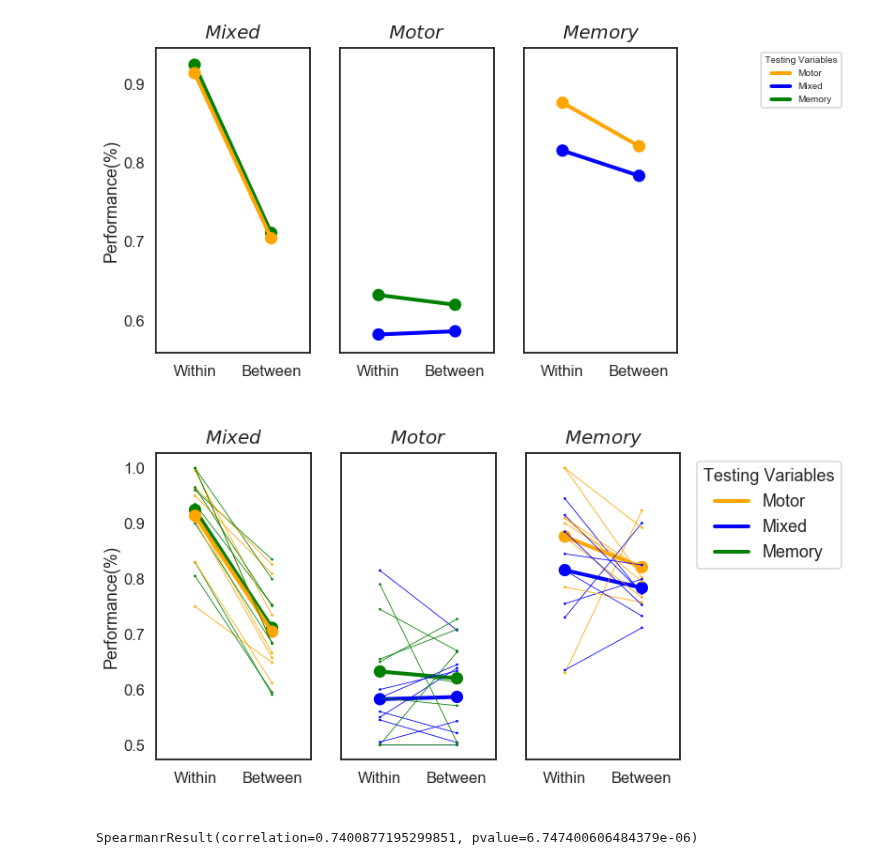
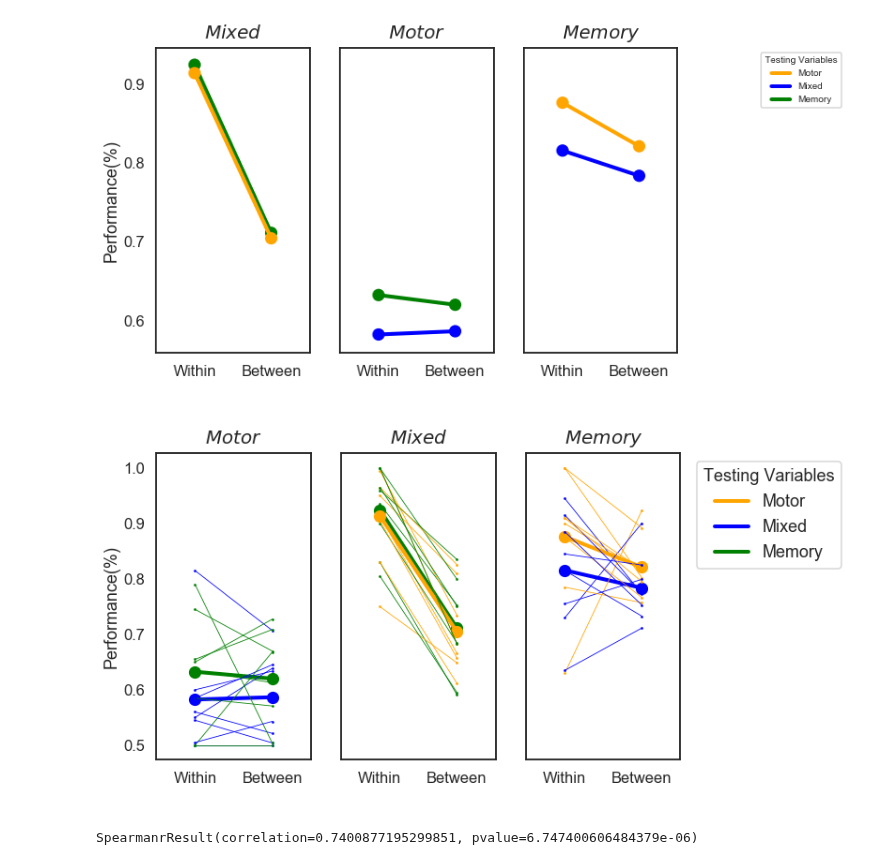
Before and after one commit to GrattonLab/MSC_Alexis, a Jupyter notebook: analysis/code/mL_rsfMRI/Figures.ipynb, the cells around one changed output. Saved outputs shown, nothing was run; the diff lists cells and outputs as text; code cells hidden in the pictures.

Commit message:
new analysis

```diff
--- a/analysis/code/mL_rsfMRI/Figures.ipynb
+++ b/analysis/code/mL_rsfMRI/Figures.ipynb
@@ -435,51 +435,53 @@ custom_lines = [Line2D([0], [0], color='orange', lw=4),
                 Line2D([0], [0], color='blue', lw=4),
                 Line2D([0], [0], color='green', lw=4)]
 #Create figure space
 fig=plt.figure(figsize=(10,6), constrained_layout=True)
 plt.rcParams['figure.constrained_layout.use'] = True
 #Add grid space for subplots 1 rows by 3 columns
 gs = gridspec.GridSpec(nrows=1, ncols=3)
-#Mixed
+#Motor
 ax1=fig.add_subplot(gs[0,0])
-ax=sns.pointplot(x="analysis",y="Mean", hue="test_task",palette=['green','orange'], ci=None, data=diff_mixed, ax=ax1)
+ax=sns.pointplot(x="analysis",y="Mean", hue="test_task", ci=None, palette=['green','blue'], data=diff_motor, ax=ax1)
 ax.legend_.remove()
-#add thin lines
-g=sns.pointplot(x="Analysis",y="acc", hue="sub",order=['Within','Between'], ci=None,scale=.2, data=DT_mixed_mem, palette=['green'],ax=ax1)
+g=sns.pointplot(x="Analysis",y="acc", hue="sub",order=['Within','Between'], ci=None,scale=.2, data=DT_motor_mix, palette=['blue'],ax=ax1)
 g.legend_.remove()
-g2=sns.pointplot(x="Analysis",y="acc", hue="sub",order=['Within','Between'], ci=None,scale=.2, data=DT_mixed_mot, palette=['orange'],ax=ax1)
+g2=sns.pointplot(x="Analysis",y="acc", hue="sub",order=['Within','Between'], ci=None,scale=.2, data=DT_motor_mem, palette=['green'],ax=ax1)
 g2.legend_.remove()
 y=[.5,.6,.7,.8,.9,1.0]
 plt.yticks(y)
+ax.set_title('$Motor$', fontsize=20, pad=10)
+ax.set(xlabel=' ')
 plt.ylabel("Performance(%)")
+
+
+#Mixed
+ax2=fig.add_subplot(gs[0,1],sharey=ax1)
+plt.setp(ax2.get_yticklabels(), visible=False)
+ax=sns.pointplot(x="analysis",y="Mean", hue="test_task",palette=['green','orange'], ci=None, data=diff_mixed, ax=ax2)
+ax.legend_.remove()
+#add thin lines
+g=sns.pointplot(x="Analysis",y="acc", hue="sub",order=['Within','Between'], ci=None,scale=.2, data=DT_mixed_mem, palette=['green'],ax=ax2)
+g.legend_.remove()
+g2=sns.pointplot(x="Analysis",y="acc", hue="sub",order=['Within','Between'], ci=None,scale=.2, data=DT_mixed_mot, palette=['orange'],ax=ax2)
+g2.legend_.remove()
+ax.set(ylabel=' ')
 ax.set_title('$Mixed$', fontsize=20, pad=10)
 ax.set(xlabel=' ')
-#Motor
-ax2=fig.add_subplot(gs[0,1],sharey=ax1)
-plt.setp(ax2.get_yticklabels(), visible=False)
-ax=sns.pointplot(x="analysis",y="Mean", hue="test_task", ci=None, palette=['green','blue'], data=diff_motor, ax=ax2)
-ax.legend_.remove()
-g=sns.pointplot(x="Analysis",y="acc", hue="sub",order=['Within','Between'], ci=None,scale=.2, data=DT_motor_mix, palette=['blue'],ax=ax2)
-g.legend_.remove()
-g2=sns.pointplot(x="Analysis",y="acc", hue="sub",order=['Within','Between'], ci=None,scale=.2, data=DT_motor_mem, palette=['green'],ax=ax2)
-g2.legend_.remove()
-ax.set_title('$Motor$', fontsize=20, pad=10)
-ax.set(xlabel=' ')
-ax.set(ylabel=' ')
 #Memory
 ax3=fig.add_subplot(gs[0,2],sharey=ax1)
 plt.setp(ax3.get_yticklabels(), visible=False)
 ax=sns.pointplot(x="analysis",y="Mean", hue="test_task", ci=None, palette=['blue','orange'], data=diff_mem, ax=ax3)
 g=sns.pointplot(x="Analysis",y="acc", hue="sub",order=['Within','Between'], ci=None,scale=.2, data=DT_mem_mot,palette=['orange'], ax=ax3)
 g.legend_.remove()
 g2=sns.pointplot(x="Analysis",y="acc", hue="sub",order=['Within','Between'], ci=None,scale=.2, data=DT_mem_mix, palette=['blue'],ax=ax3)
 g2.legend_.remove()
 ax.set_title('$Memory$', fontsize=20, pad=10)
 ax.set(xlabel=' ')
 ax.set(ylabel=' ')
 ax.legend(custom_lines, ['Motor', 'Mixed', 'Memory'],loc='upper right',fontsize='medium',bbox_to_anchor=(2.1, 1),title='Testing Variables')
 plt.savefig(thisDir+'output/mL/images/ridge/figs/sepSubs_taskpoint_plots.png', bbox_inches='tight')
 # %% [output]
-[figure, old version]
+[figure, new version]
 # %%
 #maybe edit this later to include all code so saved all in figs file
 #figure of heatmaps across subjects
```
Also changed, not shown: 7 other files.
